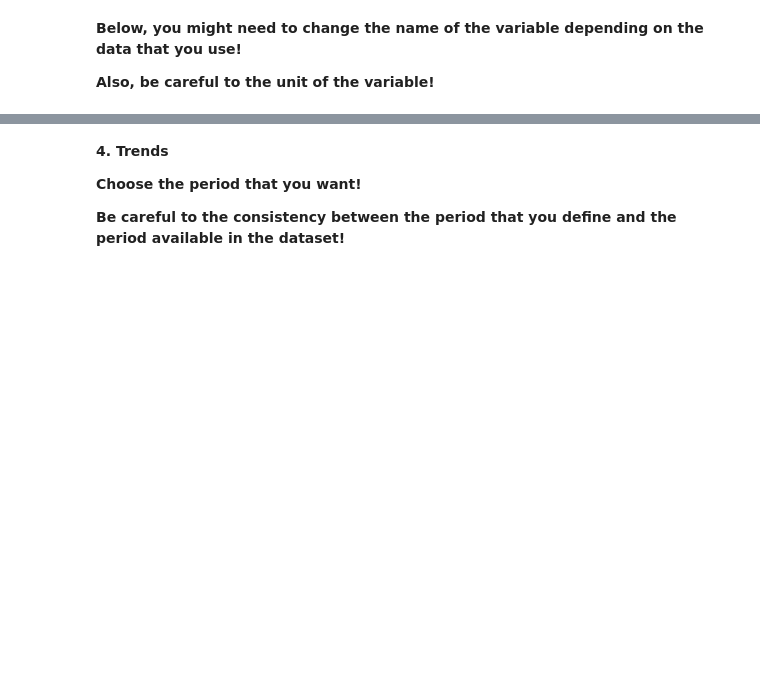
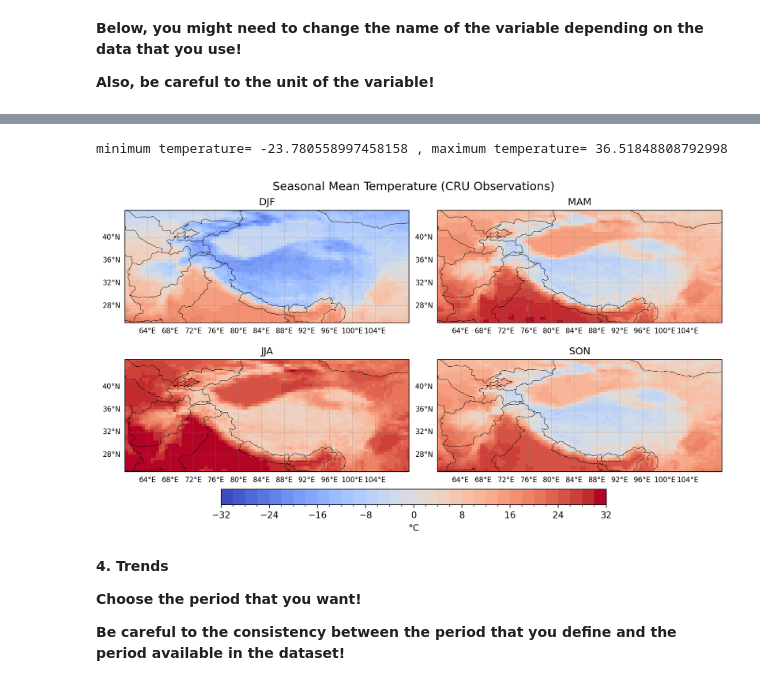
Before and after one commit to mmenegoz/climate_HMA_course, a Jupyter notebook: HMA_climate_trends_CRU.ipynb, the cells around one changed output, grey strips where cells are left out. Saved outputs shown, nothing was run; the diff lists cells and outputs as text; code cells hidden in the pictures; blank space fills up the shorter version.

```diff
--- a/HMA_climate_trends_CRU.ipynb
+++ b/HMA_climate_trends_CRU.ipynb
@@ -144,3 +115,53 @@ ax=GeoAxesSubplot(index=(3, 3), number=4, backend='cartopy')
+# %%
+vmin, vmax = np.nanmin(seasonal_mean), np.nanmax(seasonal_mean)
+print('minimum temperature=',vmin,', maximum temperature=',vmax)
+# %% [output]
+minimum temperature= -23.780558997458158 , maximum temperature= 36.51848808792998
+# %%
+
+# Fixed color levels
+levels = np.arange(-32, 32+2, 2)
+cmap = plt.get_cmap('coolwarm')
+norm = BoundaryNorm(levels, ncolors=cmap.N, clip=True)
+
+# Latitude and longitude coordinates for gridlines
+lat_ticks = np.arange(28, 44, 4)
+lon_ticks = np.arange(64, 108, 4)
+
+fig, axs = plt.subplots(2, 2, figsize=(12, 6),
+                        subplot_kw={'projection': ccrs.PlateCarree()},dpi=200)
+axs = axs.ravel()
+
+for i, ax in enumerate(axs):
+    pcm = ax.pcolormesh(temp_HMA.lon, temp_HMA.lat, seasonal_mean[i],
+                        cmap=cmap, shading='auto', norm=norm)
+
+    # Geographic features
+    ax.add_feature(cfeature.COASTLINE, lw=0.4)
+    ax.add_feature(cfeature.BORDERS, lw=0.4)
+    ax.set_extent([lon1, lon2, lat1, lat2-3])
+
+    # Gridlines at specified coordinates with labels
+    gl = ax.gridlines(draw_labels=True, lw=0.3, color='gray', alpha=0.5)
+    gl.top_labels = gl.right_labels = False
+    gl.xlabel_style = gl.ylabel_style = {'size': 8}
+
+    gl.xlocator = FixedLocator(lon_ticks)
+    gl.ylocator = FixedLocator(lat_ticks)
+
+    ax.set_title(seasonal_mean.season.data[i], fontsize=11)
+
+# Tight layout
+plt.subplots_adjust(wspace=0.1, hspace=0.01)
+
+# Horizontal colorbar
+cbar_ax = fig.add_axes([0.25, 0.07, 0.5, 0.04])
+fig.colorbar(pcm, cax=cbar_ax, orientation='horizontal', label='°C')
+
+fig.suptitle("Seasonal Mean Temperature (CRU Observations)", fontsize=13, y=0.91)
+plt.show()
+# %% [output]
+[figure, added]
 # %% [markdown]
 **4. Trends**
 
```
Also changed, not shown: parts of 5 cells of this notebook, 2 other files.
